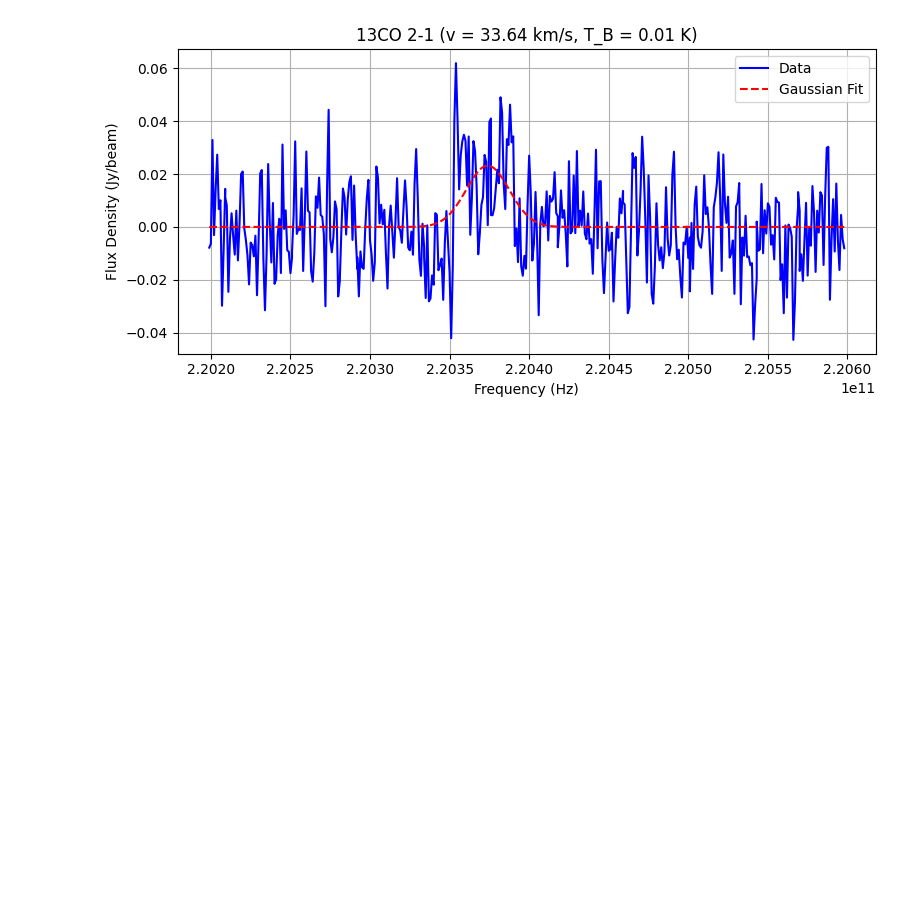
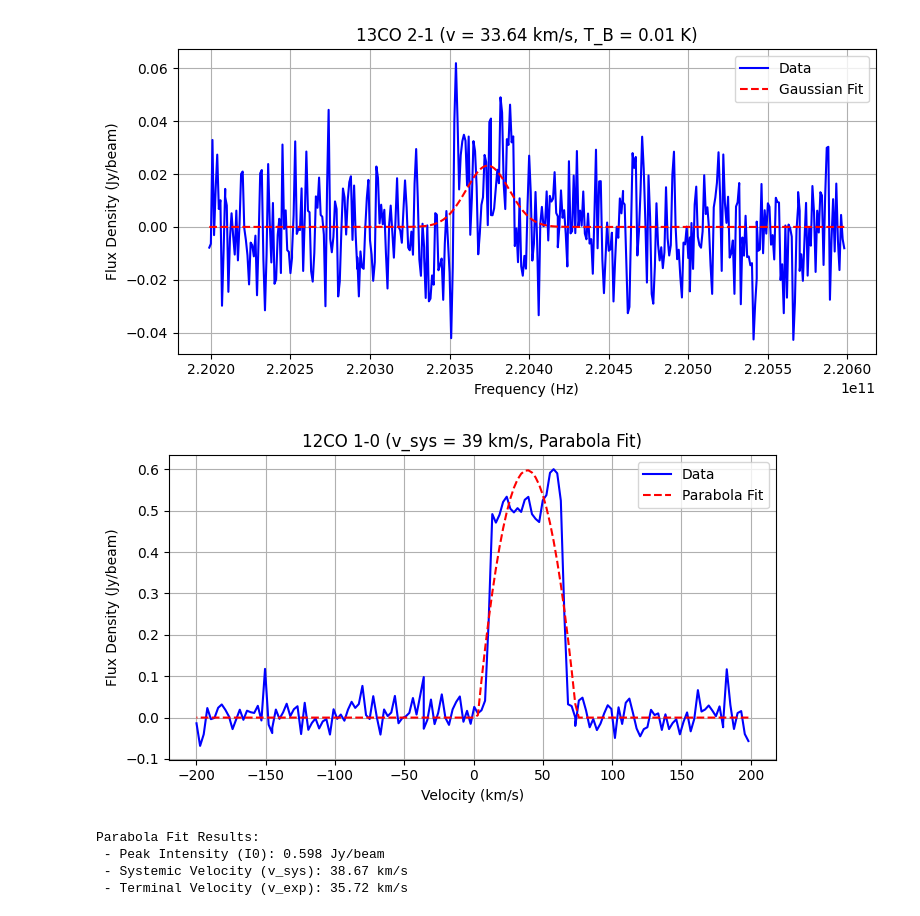
Before and after one commit to Maitri-Patel-23/CO_line_fitting_analysis, a Jupyter notebook: CO_line_fitting.ipynb, the cells around one changed output. Cells and saved outputs as stored; diff of their text form; code cells hidden in the pictures; blank space fills up the shorter version.

```diff
--- a/CO_line_fitting.ipynb
+++ b/CO_line_fitting.ipynb
@@ -194,3 +194,80 @@ for label, f_rest in rest_freqs.items():
  - Molecular Mass: -0.000 solar masses
  - Estimated Mass Loss Rate: -5.541e-08 solar masses per year
 [figure]
+# %%
+import numpy as np
+import matplotlib.pyplot as plt
+from scipy.optimize import curve_fit
+
+# Load the spectrum data
+data = np.loadtxt('spectrum.txt')
+frequency = data[:, 0]  # in Hz
+flux_density = data[:, 1]  # in Jy/beam
+
+# Constants
+c = 3e8  # speed of light in m/s
+v_sys = 39  # km/s (stellar velocity of IRAS_06531-0216)
+f_rest_12CO10 = 115.27120e9  # rest frequency of 12CO 1-0 in Hz
+
+# Parabolic line profile
+def parabola(v, I0, v_sys_fit, v_exp):
+    return np.where(
+        np.abs(v - v_sys_fit) < v_exp,
+        I0 * (1 - ((v - v_sys_fit) / v_exp)**2),
+        0.0
+    )
+
+# Convert frequency to velocity (in km/s)
+def freq_to_vel(f_obs, f_rest):
+    return c * (f_rest - f_obs) / f_rest / 1000
+
+# Fit the 12CO 1-0 line
+def fit_parabola_near_line(frequency, flux_density, f_rest, v_sys):
+    # Define frequency window ~±200 km/s
+    delta_f = (200e3 / c) * f_rest
+    mask = (frequency > f_rest - delta_f) & (frequency < f_rest + delta_f)
+    f_slice = frequency[mask]
+    flux_slice = flux_density[mask]
+
+    if len(f_slice) < 5:
+        print("Not enough data points.")
+        return
+
+    # Convert to velocity domain
+    v_slice = freq_to_vel(f_slice, f_rest)
+
+    # Initial guesses
+    I0_guess = np.max(flux_slice)
+    v_exp_guess = (np.max(v_slice) - np.min(v_slice)) / 2
+    p0 = [I0_guess, v_sys, v_exp_guess]
+
+    # Fit parabola
+    popt, _ = curve_fit(parabola, v_slice, flux_slice, p0=p0)
+
+    # Plotting
+    plt.figure(figsize=(7, 4))
+    plt.plot(v_slice, flux_slice, label='Data', color='blue')
+    plt.plot(v_slice, parabola(v_slice, *popt), 'r--', label='Parabola Fit')
+    plt.title(f"12CO 1-0 (v_sys = {v_sys} km/s, Parabola Fit)")
+    plt.xlabel('Velocity (km/s)')
+    plt.ylabel('Flux Density (Jy/beam)')
+    plt.legend()
+    plt.grid(True)
+    plt.tight_layout()
+    plt.show()
+
+    # Print fit results
+    I0_fit, v_sys_fit, v_exp_fit = popt
+    print(f"Parabola Fit Results:")
+    print(f" - Peak Intensity (I0): {I0_fit:.3f} Jy/beam")
+    print(f" - Systemic Velocity (v_sys): {v_sys_fit:.2f} km/s")
+    print(f" - Terminal Velocity (v_exp): {v_exp_fit:.2f} km/s")
+
+# Run the fit
+fit_parabola_near_line(frequency, flux_density, f_rest_12CO10, v_sys)
+# %% [output]
+[figure, added]
+Parabola Fit Results:
+ - Peak Intensity (I0): 0.598 Jy/beam
+ - Systemic Velocity (v_sys): 38.67 km/s
+ - Terminal Velocity (v_exp): 35.72 km/s
```
Also changed, not shown: parts of 2 cells of this notebook.
